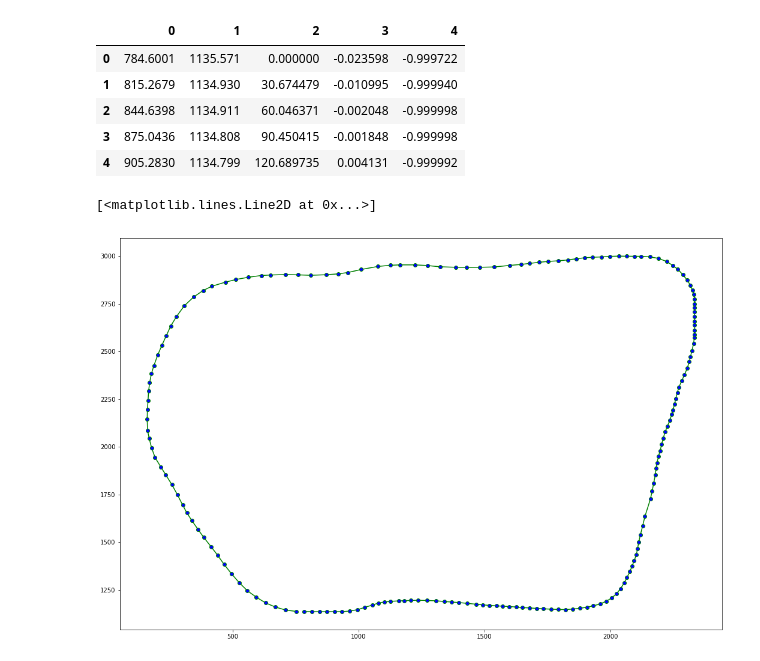
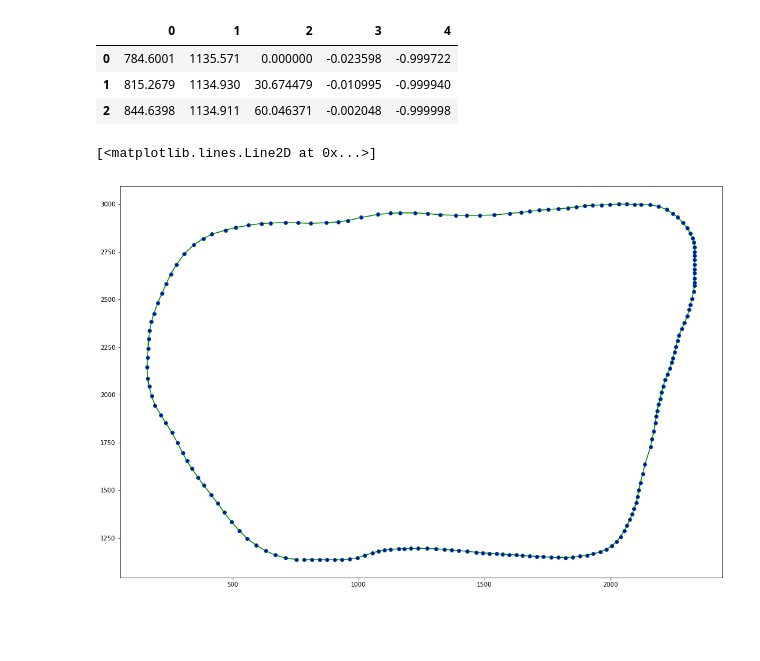
Before and after one commit to rudi77/CarND-Path-Planning-Project, a Jupyter notebook: data/visualizer.ipynb, the cells around one changed output. Drawn from its saved outputs; the diff is of its cells as text; code cells hidden in the pictures; blank space fills up the shorter version.

```diff
--- a/data/visualizer.ipynb
+++ b/data/visualizer.ipynb
@@ -5,14 +5,12 @@ import matplotlib.pyplot as plt
 # %%
 df = pd.read_csv("highway_map.csv", sep=' ', header=None)
 # %%
-df.head()
+df.head(3)
 # %% [output]
 |  | 0 | 1 | 2 | 3 | 4 |
 | 0 | 784.6001 | 1135.571 | 0.000000 | -0.023598 | -0.999722 |
 | 1 | 815.2679 | 1134.930 | 30.674479 | -0.010995 | -0.999940 |
 | 2 | 844.6398 | 1134.911 | 60.046371 | -0.002048 | -0.999998 |
-| 3 | 875.0436 | 1134.808 | 90.450415 | -0.001848 | -0.999998 |
-| 4 | 905.2830 | 1134.799 | 120.689735 | 0.004131 | -0.999992 |
 # %%
 x = df.loc[:,0]
 y = df.loc[:,1]
```
Also changed, not shown: 8 other files.
